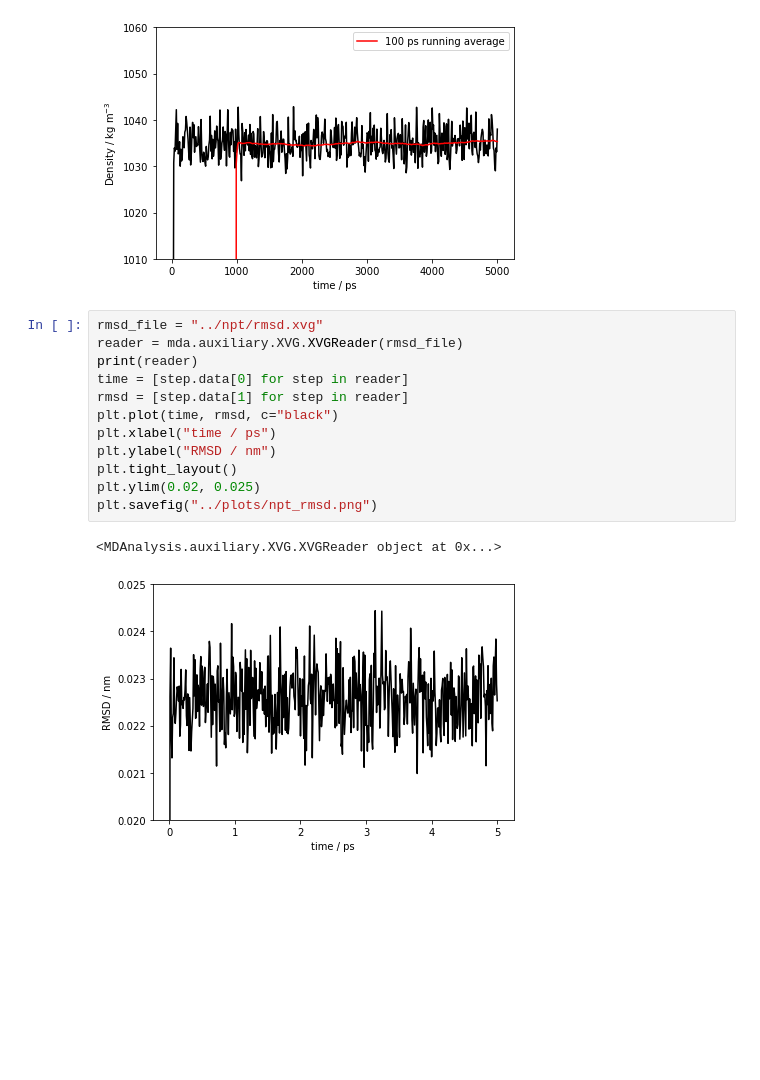
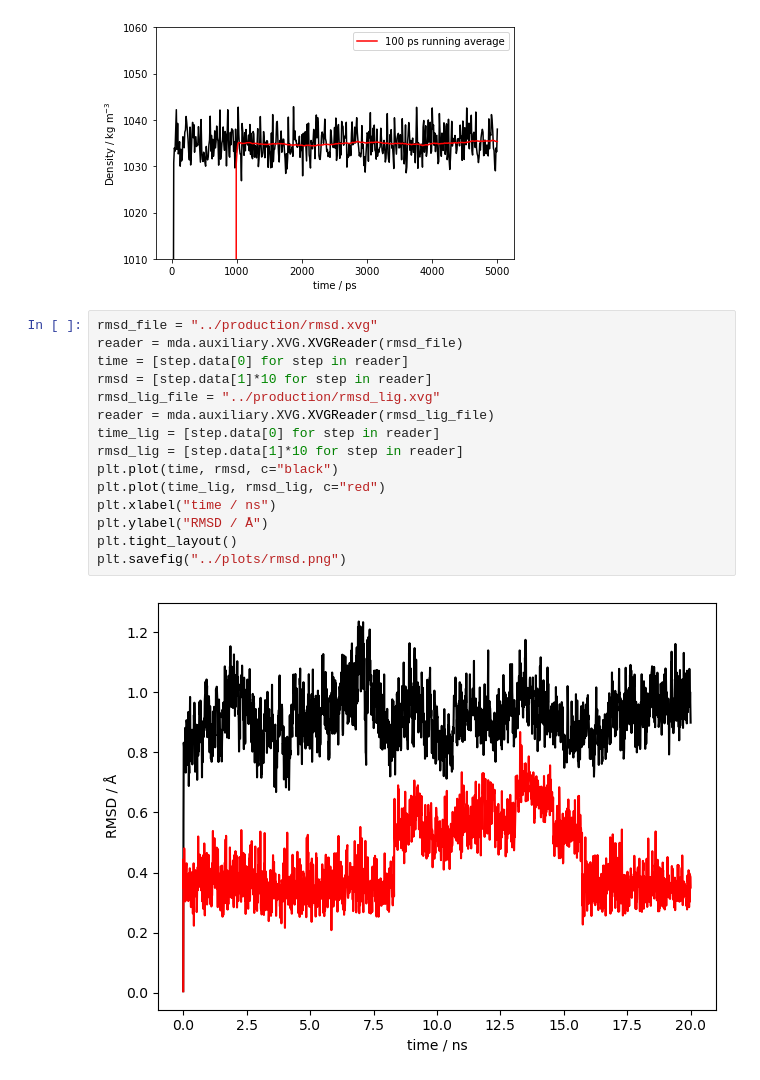
Before and after one commit to meyresearch/metalloenzymes, a Jupyter notebook: vim_2/scripts/plot_gmx_energy.ipynb, the cells around one changed output. Drawn from its saved outputs; the diff is of its cells as text; blank space fills up the shorter version.

```diff
--- a/vim_2/scripts/plot_gmx_energy.ipynb
+++ b/vim_2/scripts/plot_gmx_energy.ipynb
@@ -130,17 +78,19 @@ plt.savefig("../plots/density.png", dpi=1000, transparent=True)
 <MDAnalysis.auxiliary.XVG.XVGReader object at 0x...>
 [figure]
 # %%
-rmsd_file = "../npt/rmsd.xvg"
+rmsd_file = "../production/rmsd.xvg"
 reader = mda.auxiliary.XVG.XVGReader(rmsd_file)
-print(reader)
 time = [step.data[0] for step in reader]
-rmsd = [step.data[1] for step in reader]
+rmsd = [step.data[1]*10 for step in reader]
+rmsd_lig_file = "../production/rmsd_lig.xvg"
+reader = mda.auxiliary.XVG.XVGReader(rmsd_lig_file)
+time_lig = [step.data[0] for step in reader]
+rmsd_lig = [step.data[1]*10 for step in reader]
 plt.plot(time, rmsd, c="black")
-plt.xlabel("time / ps")
-plt.ylabel("RMSD / nm")
+plt.plot(time_lig, rmsd_lig, c="red")
+plt.xlabel("time / ns")
+plt.ylabel("RMSD / Å")
 plt.tight_layout()
-plt.ylim(0.02, 0.025)
-plt.savefig("../plots/npt_rmsd.png")
+plt.savefig("../plots/rmsd.png")
 # %% [output]
-<MDAnalysis.auxiliary.XVG.XVGReader object at 0x...>
-[figure, old version]
+[figure, new version]
```
Also changed, not shown: parts of 5 cells of this notebook, 10 other files.
